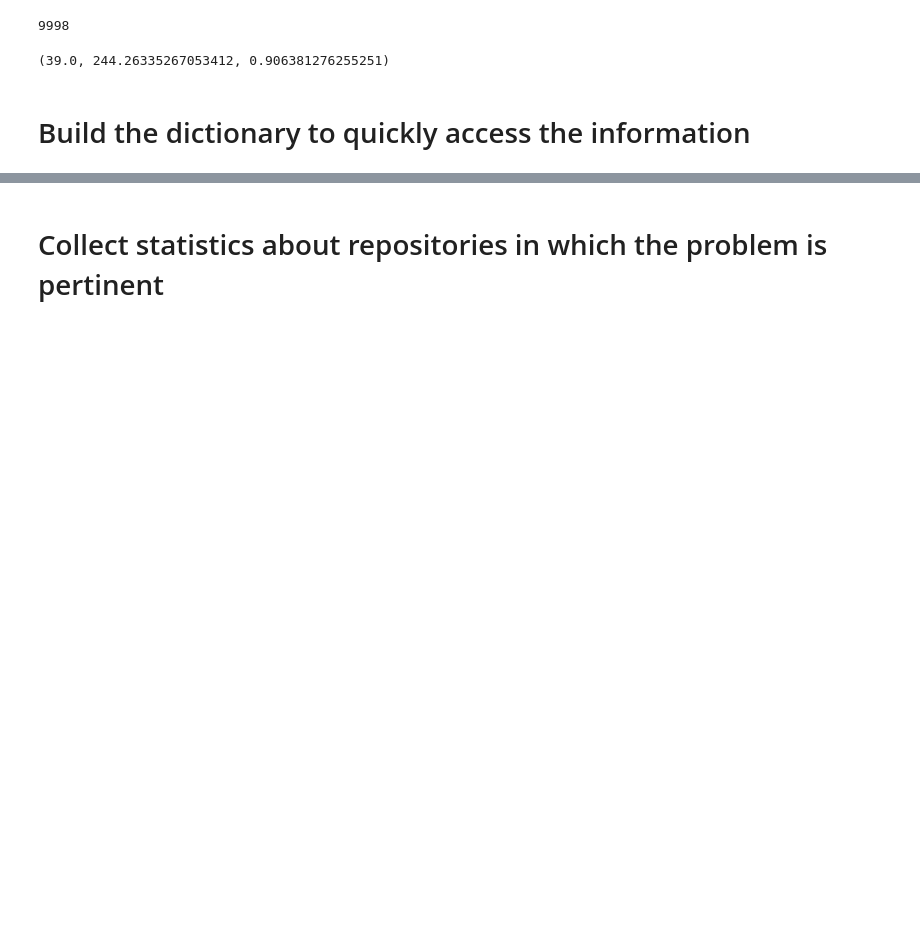
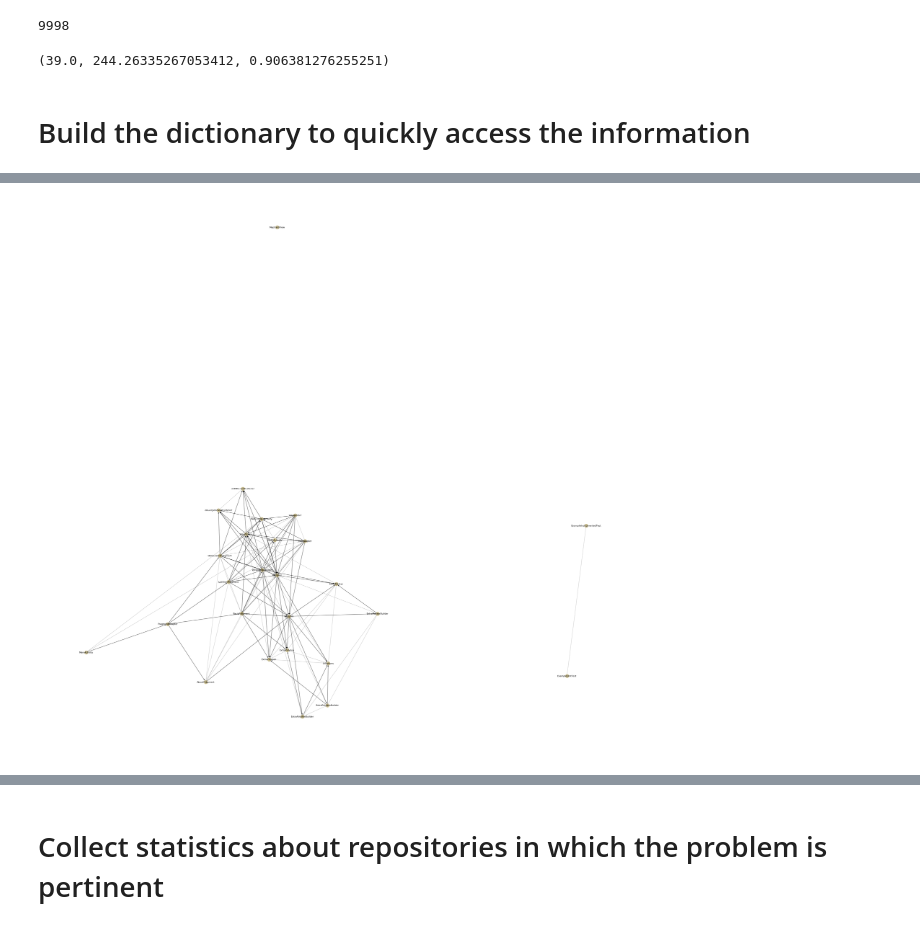
Before and after one commit to Dargones/import_prediction, a Jupyter notebook: notebooks/Code.ipynb, the cells around one changed output, grey strips where cells are left out. Drawn from its saved outputs; the diff is of its cells as text; code cells hidden in the pictures; blank space fills up the shorter version.

```diff
--- a/notebooks/Code.ipynb
+++ b/notebooks/Code.ipynb
@@ -164,0 +381,45 @@ Length: 1000000, dtype: object
+# %%
+G=nx.DiGraph()
+G2=nx.Graph()
+G3=nx.Graph()
+for x in rtc['bkhezry/ExtraMapUtils']:
+    classname = x.split('.')[-1]
+    G.add_node(classname)
+    G2.add_node(classname)
+    G3.add_node(classname)
+
+for x in rtc['bkhezry/ExtraMapUtils']:
+    for y in list(import_g.get(x, {}).keys()):
+        classname1 = x.split('.')[-1]
+        classname2 = y.split('.')[-1]
+        if classname2 not in G:
+            # G.add_node(classname2)
+            continue
+        G.add_edge(classname1, classname2)
+        G2.add_edge(classname1, classname2)
+
+for x in rtc['bkhezry/ExtraMapUtils']:
+    for y in rtc['bkhezry/ExtraMapUtils']:
+        classname1 = x.split('.')[-1]
+        classname2 = y.split('.')[-1]
+        pack1 = '.'.join(x.split('.')[:-1])
+        pack2 = '.'.join(y.split('.')[:-1])
+        if pack1 != pack2:
+            continue
+        # G2.add_edge(classname1, classname2)
+        G3.add_edge(classname1, classname2)
+
+pos=nx.spring_layout(G2, k=0.8,iterations=100)
+plt.figure(figsize = (50,50))
+nx.draw_networkx_nodes(G,pos,
+               nodelist=G.nodes,
+               node_color='#B1A164',
+               node_size=300,
+               alpha=0.7)
+nx.draw_networkx_labels(G, pos, font_size=11)
+nx.draw_networkx_edges(G,pos,alpha=0.5, width=2, arrows=True)
+nx.draw_networkx_edges(G3,pos,alpha=0.3, width=1, arrows=False, color='g')
+plt.axis('off')
+plt.show()
+# %% [output]
+[figure, added]
```
Also changed, not shown: parts of 39 cells of this notebook, 9 other files.
